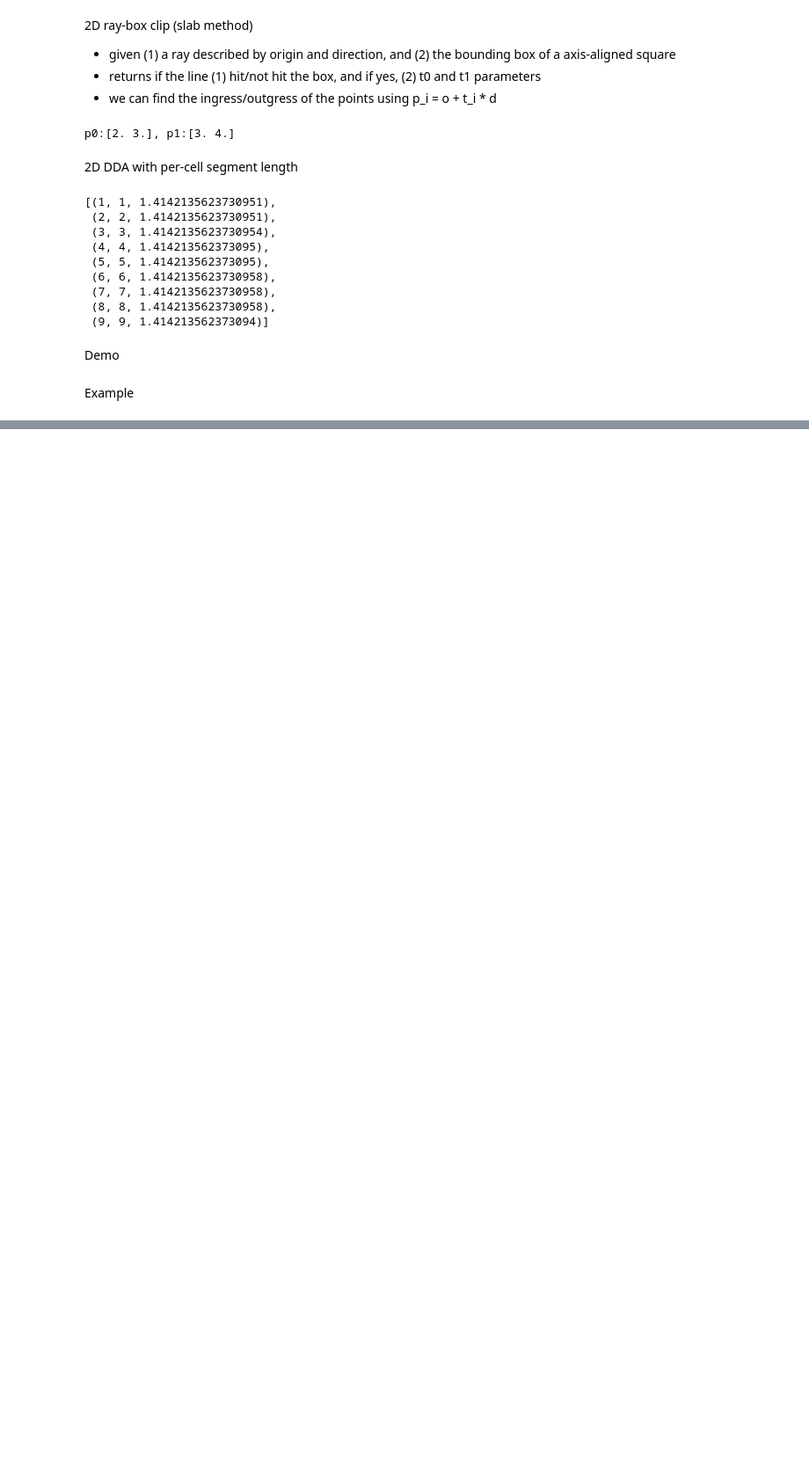
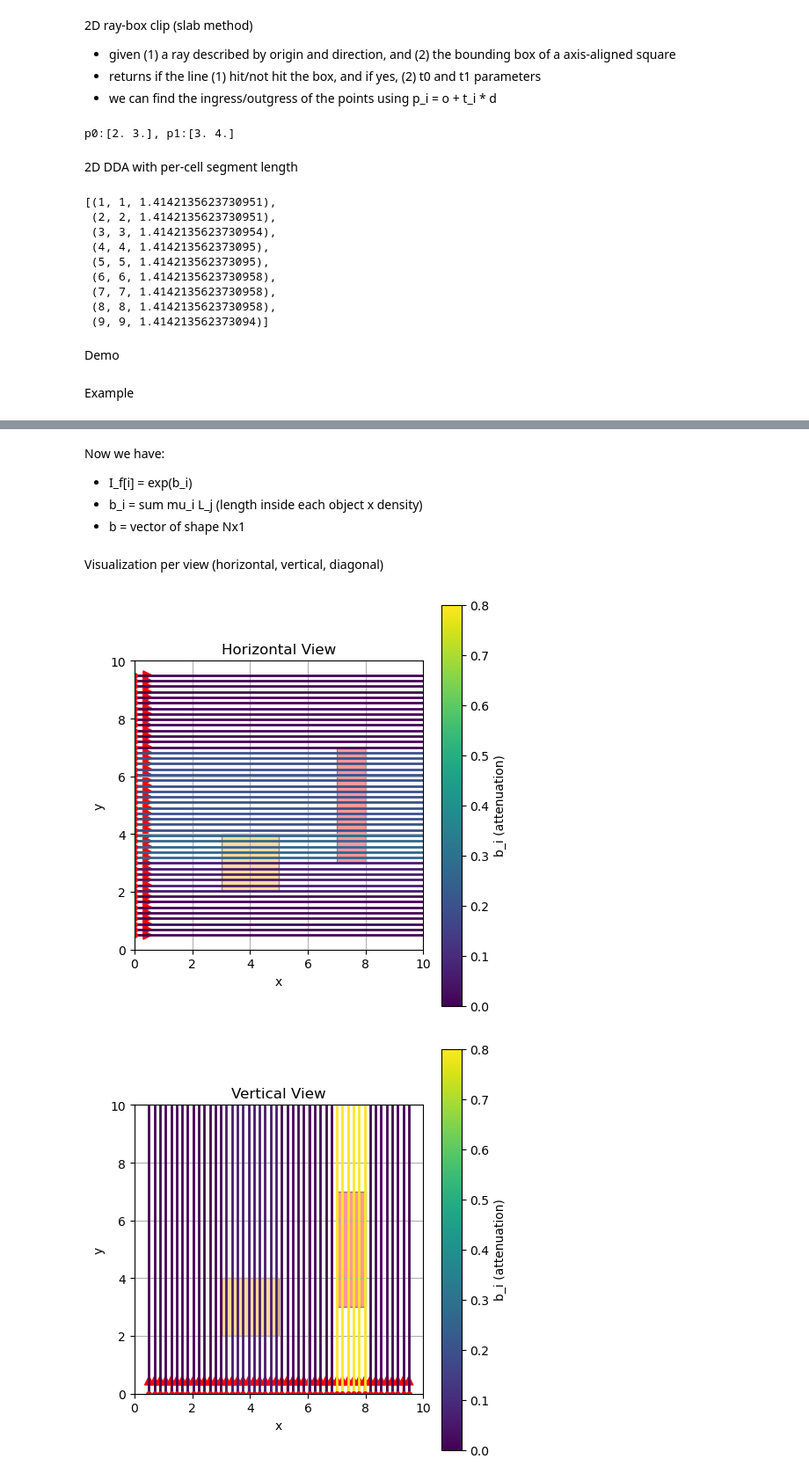
Before and after one commit to marcosolime/sim-carving, a Jupyter notebook: exp_5.ipynb, the cells around one changed output, grey strips where cells are left out. Shown: that part at 88% size. Cells and saved outputs as stored; diff of their text form; code cells hidden in the pictures; blank space fills up the shorter version.

```diff
--- a/exp_5.ipynb
+++ b/exp_5.ipynb
@@ -213,0 +319,68 @@ demo_plot(origin, direction, bounds)
+# %% [markdown]
+Now we have:
+- I_f[i] = exp(b_i)
+- b_i = sum mu_i L_j (length inside each object x density)
+- b = vector of shape Nx1
+# %% [markdown]
+Visualization per view (horizontal, vertical, diagonal)
+# %%
+import matplotlib.pyplot as plt
+
+b_h = b_i[0:N_view]
+b_v = b_i[N_view:2*N_view]
+b_d = b_i[2*N_view:3*N_view]
+
+rays_o_h = rays_o[0:N_view]
+rays_d_h = rays_d[0:N_view]
+rays_o_v = rays_o[N_view:2*N_view]
+rays_d_v = rays_d[N_view:2*N_view]
+rays_o_d = rays_o[2*N_view:3*N_view]
+rays_d_d = rays_d[2*N_view:3*N_view]
+
+def plot_view(rays_o, rays_d, b_vals, title):
+    fig, ax = plt.subplots(figsize=(5, 5))
+    ax.set_aspect('equal')
+    ax.set_xlim(0, 10)
+    ax.set_ylim(0, 10)
+    ax.set_title(title)
+    ax.set_xlabel("x")
+    ax.set_ylabel("y")
+    ax.grid(True)
+
+    # draw objects
+    ax.add_patch(plt.Rectangle(square_min,
+                               square_max[0]-square_min[0],
+                               square_max[1]-square_min[1],
+                               facecolor='orange', alpha=0.4, edgecolor='k'))
+    ax.add_patch(plt.Rectangle(rect_min,
+                               rect_max[0]-rect_min[0],
+                               rect_max[1]-rect_min[1],
+                               facecolor='red', alpha=0.4, edgecolor='k'))
+
+    # draw rays with color according to attenuation
+    for i in range(N_view):
+        o = rays_o[i]
+        d = rays_d[i]
+        color = plt.cm.viridis(b_vals[i, 0] / b_i.max() if b_i.max() > 0 else 0)
+        ax.plot([o[0], o[0] + 10*d[0]], [o[1], o[1] + 10*d[1]], color=color, lw=2)
+        ax.plot(o[0], o[1], 'ro', markersize=4)
+        ax.arrow(o[0], o[1], 0.3*d[0], 0.3*d[1],
+                 head_width=0.3, head_length=0.3, fc='r', ec='r')
+
+    # colorbar
+    sm = plt.cm.ScalarMappable(cmap='viridis', norm=plt.Normalize(vmin=b_i.min(), vmax=b_i.max()))
+    cbar = plt.colorbar(sm, ax=ax)
+    cbar.set_label('b_i (attenuation)')
+
+    plt.tight_layout()
+    plt.show()
+
+# ------------------------------------------
+# Plot each view separately
+# ------------------------------------------
+plot_view(rays_o_h, rays_d_h, b_h, "Horizontal View")
+plot_view(rays_o_v, rays_d_v, b_v, "Vertical View")
+plot_view(rays_o_d, rays_d_d, b_d, "45° View")
+# %% [output]
+[figure, added]
+[figure, added]
```
Also changed, not shown: parts of 25 cells of this notebook.
